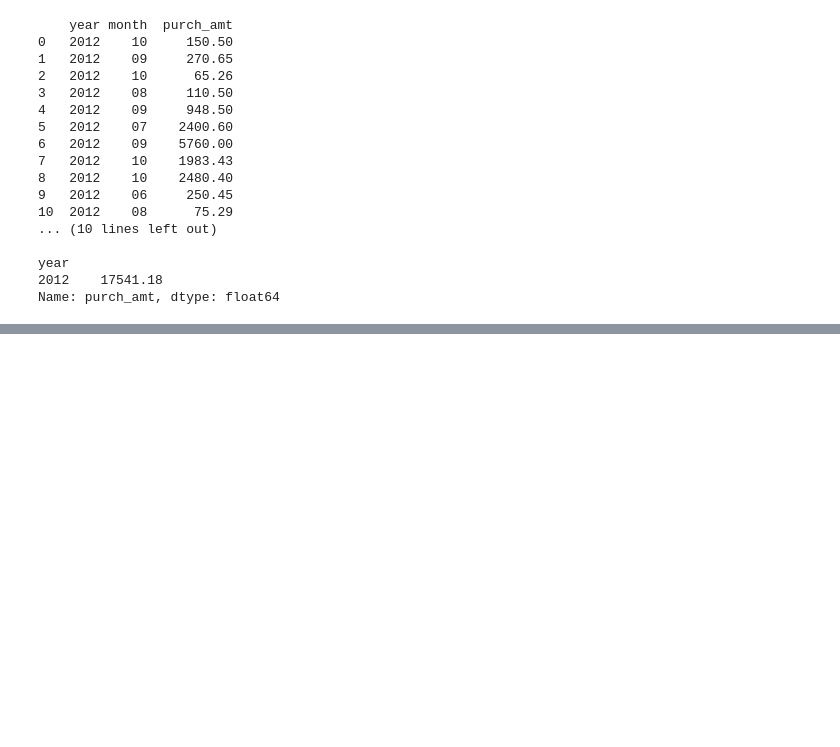
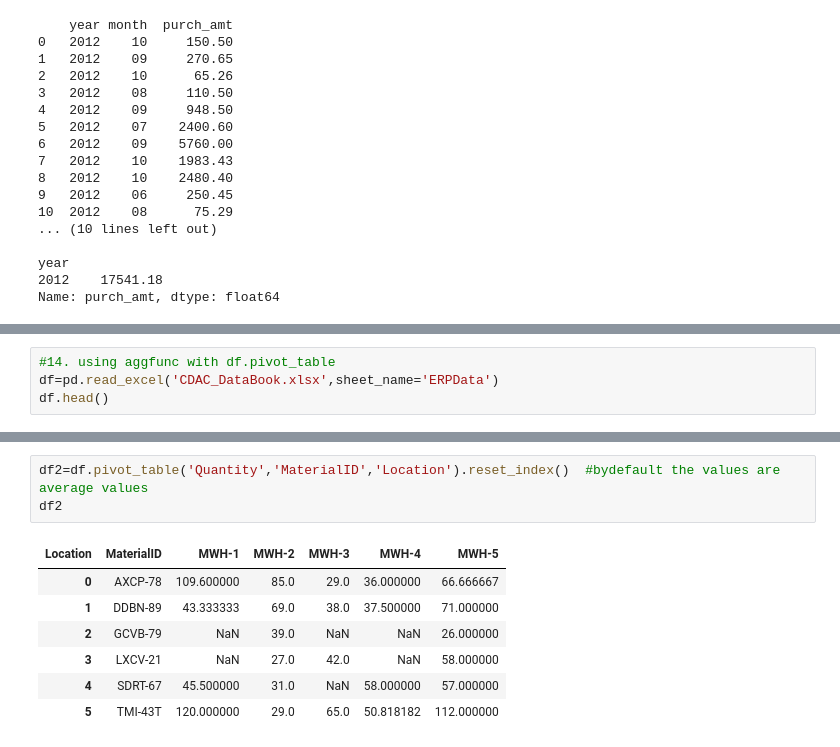
Before and after one commit to AayushParab44/Advanced_Statistics, a Jupyter notebook: mergeandsplitassignment.ipynb, the cells around one changed output, grey strips where cells are left out. Drawn from its saved outputs; the diff is of its cells as text; blank space fills up the shorter version.

```diff
--- a/mergeandsplitassignment.ipynb
+++ b/mergeandsplitassignment.ipynb
@@ -328,0 +654,4 @@ Name: purch_amt, dtype: float64
+# %%
+#14. using aggfunc with df.pivot_table
+df=pd.read_excel('CDAC_DataBook.xlsx',sheet_name='ERPData')
+df.head()
@@ -328,0 +665,11 @@ Name: purch_amt, dtype: float64
+# %%
+df2=df.pivot_table('Quantity','MaterialID','Location').reset_index()  #bydefault the values are average values
+df2
+# %% [output]
+| Location | MaterialID | MWH-1 | MWH-2 | MWH-3 | MWH-4 | MWH-5 |
+| 0 | AXCP-78 | 109.600000 | 85.0 | 29.0 | 36.000000 | 66.666667 |
+| 1 | DDBN-89 | 43.333333 | 69.0 | 38.0 | 37.500000 | 71.000000 |
+| 2 | GCVB-79 | NaN | 39.0 | NaN | NaN | 26.000000 |
+| 3 | LXCV-21 | NaN | 27.0 | 42.0 | NaN | 58.000000 |
+| 4 | SDRT-67 | 45.500000 | 31.0 | NaN | 58.000000 | 57.000000 |
+| 5 | TMI-43T | 120.000000 | 29.0 | 65.0 | 50.818182 | 112.000000 |
```
Also changed, not shown: parts of 8 cells of this notebook, 5 other files.
